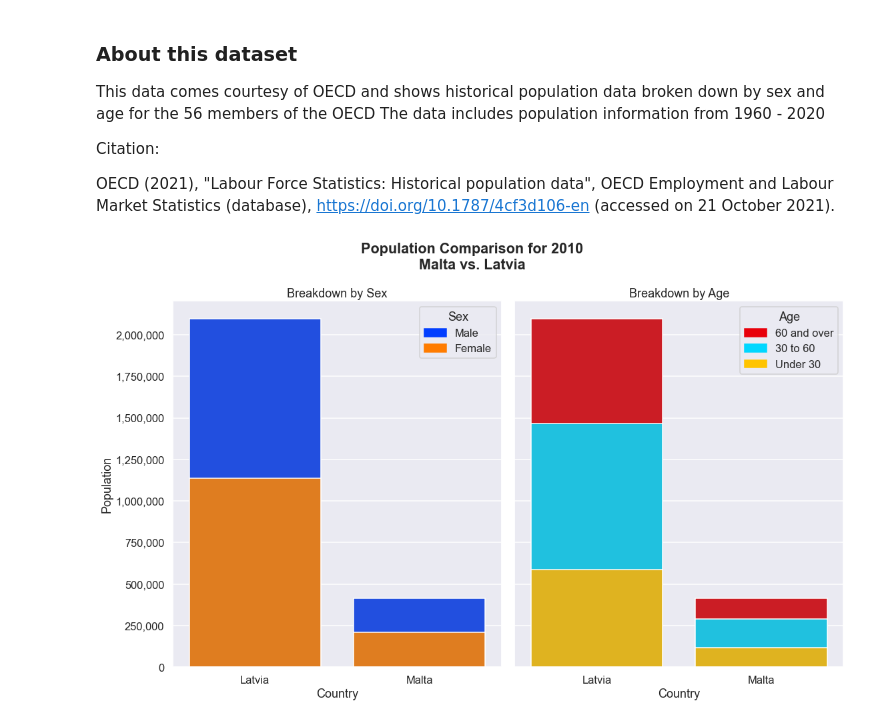
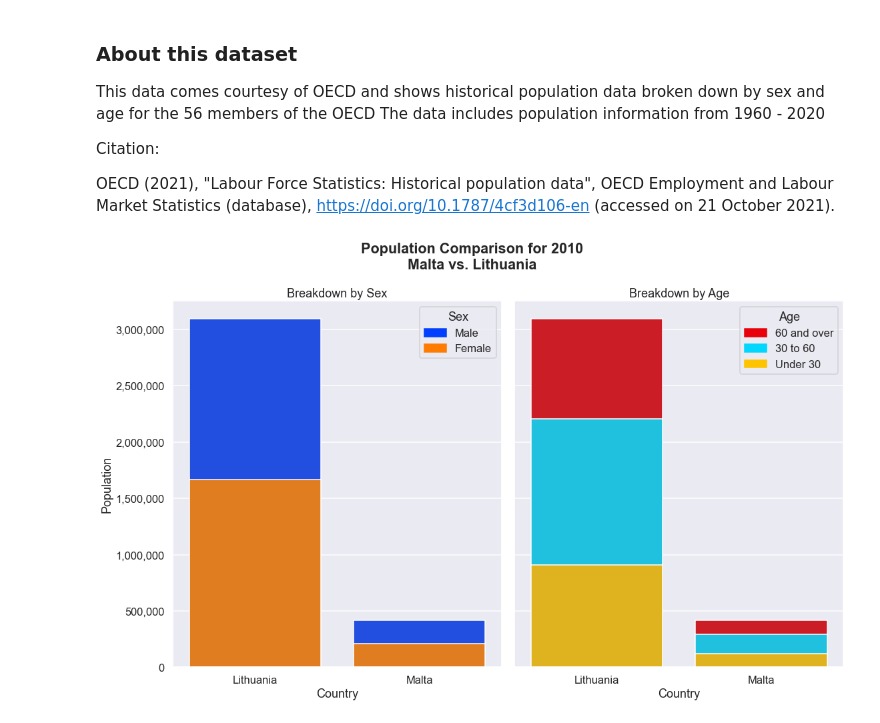
Before and after one commit to cmstorrsfox/portfolio_project, a Jupyter notebook: python_and_r/oop_project/countries_oop.ipynb, the cells around one changed output. Saved outputs shown, nothing was run; the diff lists cells and outputs as text; code cells hidden in the pictures.

```diff
--- a/python_and_r/oop_project/countries_oop.ipynb
+++ b/python_and_r/oop_project/countries_oop.ipynb
@@ -42,6 +42,8 @@ class OECD():
     Call this method to print the list of available countries
     """
     print('Available countries from this dataset include:\n'+'\n'.join(pop_data.Country.unique()))
+
+    return pop_data.Country.unique()
 
   def list_years(self):
     """
@@ -227,12 +229,12 @@ class Compare_Countries():
   Use this class to compare countries of your choosing (recommended limit to 4 for useful visualisations)
   """
 
-  def __init__(self, **countries):
-    self.countries = {key: country for key, country in countries.items()}
+  def __init__(self, *countries):
+    self.countries = countries
 
   def get_countries_data(self):
     countries_data = []
-    for country in self.countries.values():
+    for country in self.countries:
       country_data = Country(country).country_pop_profile()
       countries_data.append(country_data)
 
@@ -313,8 +315,8 @@ class Compare_Countries():
 # %%
 #OECD().list_countries()
 
-uk_japan_brazil = Compare_Countries(country_1="Malta", country_2="Latvia")
+comparison = Compare_Countries("Malta", "Lithuania")
 
-uk_japan_brazil.compare_population_by_year(2010)
+comparison.compare_population_by_year(2010)
 # %% [output]
-[figure, old version]
+[figure, new version]
```
Also changed, not shown: 2 other files.
